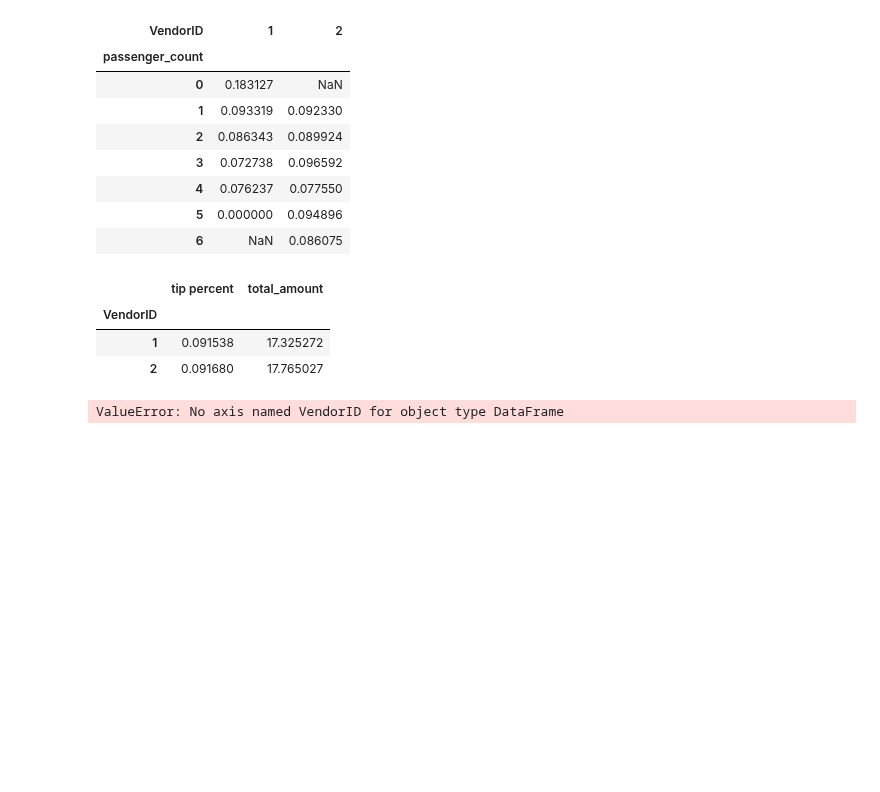
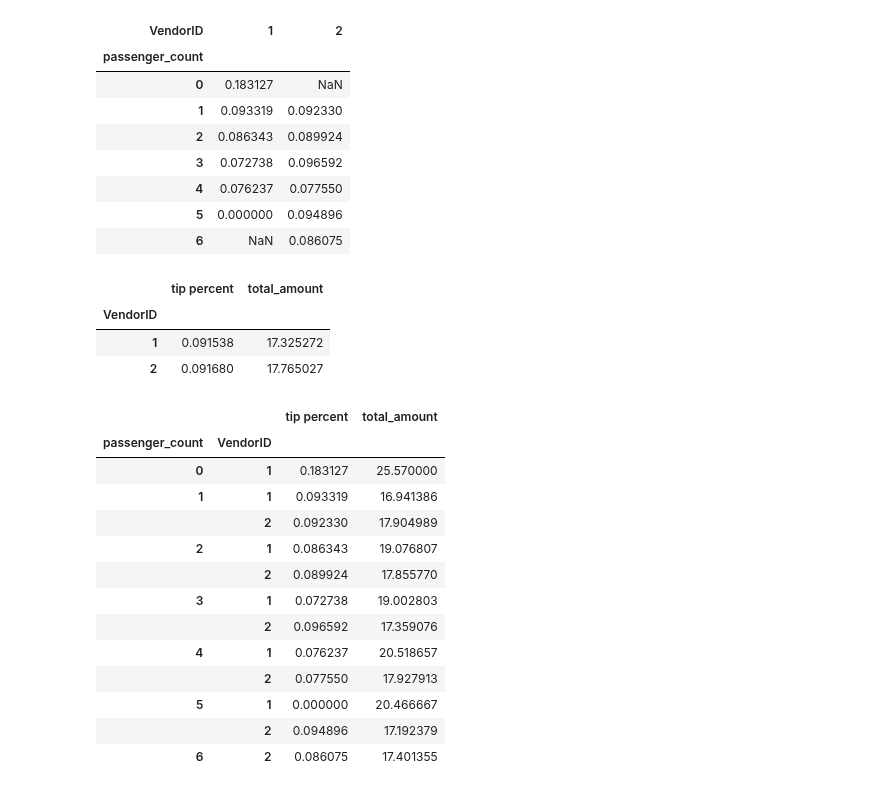
Before and after one commit to reuven/boi-autumn-2024, a Jupyter notebook: Robert 26 12 24.ipynb, the cells around one changed output. Cells and saved outputs as stored; diff of their text form; code cells hidden in the pictures; blank space fills up the shorter version.

```diff
--- a/Robert 26 12 24.ipynb
+++ b/Robert 26 12 24.ipynb
@@ -922,6 +922,19 @@ df.groupby('VendorID')[['tip percent','total_amount']].mean()
 | 1 | 0.091538 | 17.325272 |
 | 2 | 0.091680 | 17.765027 |
 # %%
-df.groupby('passenger_count','VendorID')[['tip percent','total_amount']].mean()
+df.groupby(['passenger_count','VendorID'])[['tip percent','total_amount']].mean()
 # %% [output]
-ValueError: No axis named VendorID for object type DataFrame
+|  |  | tip percent | total_amount |
+| passenger_count | VendorID |  |  |
+| 0 | 1 | 0.183127 | 25.570000 |
+| 1 | 1 | 0.093319 | 16.941386 |
+|  | 2 | 0.092330 | 17.904989 |
+| 2 | 1 | 0.086343 | 19.076807 |
+|  | 2 | 0.089924 | 17.855770 |
+| 3 | 1 | 0.072738 | 19.002803 |
+|  | 2 | 0.096592 | 17.359076 |
+| 4 | 1 | 0.076237 | 20.518657 |
+|  | 2 | 0.077550 | 17.927913 |
+| 5 | 1 | 0.000000 | 20.466667 |
+|  | 2 | 0.094896 | 17.192379 |
+| 6 | 2 | 0.086075 | 17.401355 |
```
